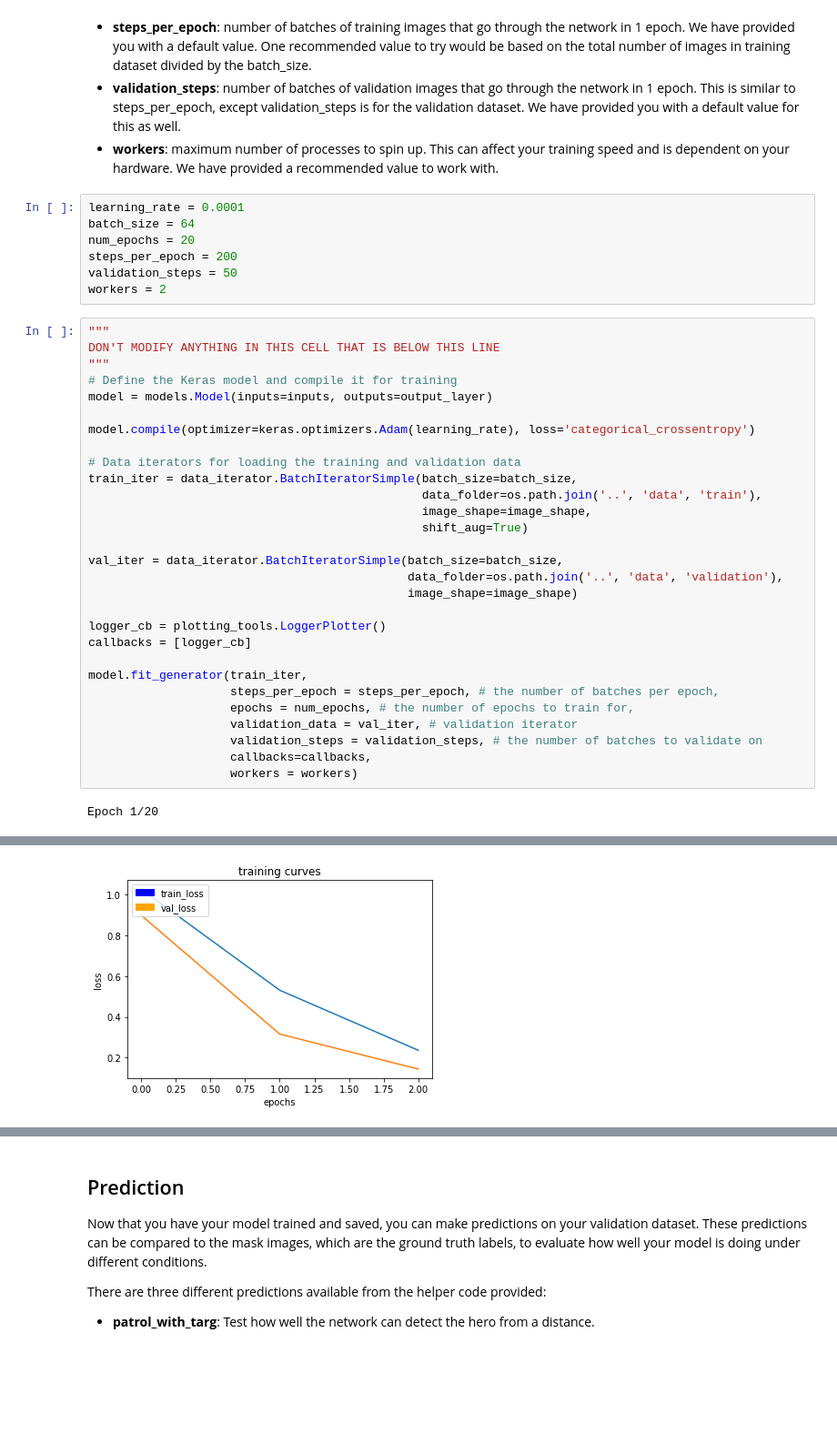
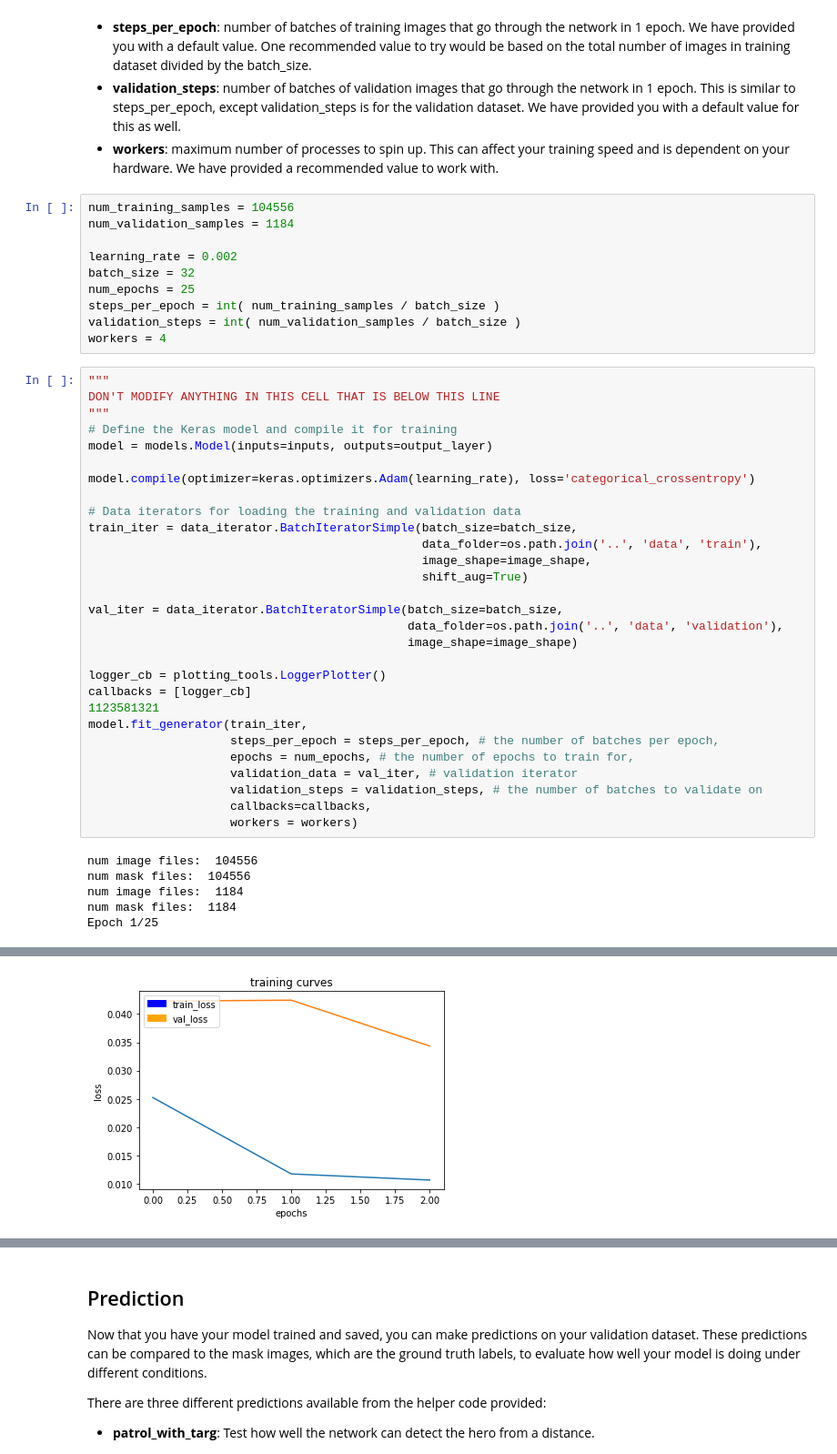
Before and after one commit to jxlin/RoboND-DeepLearning-Project, a Jupyter notebook: code/model_training.ipynb, the cells around one changed output, grey strips where cells are left out. Shown at 91% size. Cells and saved outputs as stored; diff of their text form; blank space fills up the shorter version.

```diff
--- a/code/model_training.ipynb
+++ b/code/model_training.ipynb
@@ -236,13 +236,16 @@ Define and tune your hyperparameters.
 - **steps_per_epoch**: number of batches of training images that go through the network in 1 epoch. We have provided you with a default value. One recommended value to try would be based on the total number of images in training dataset divided by the batch_size.
 - **validation_steps**: number of batches of validation images that go through the network in 1 epoch. This is similar to steps_per_epoch, except validation_steps is for the validation dataset. We have provided you with a default value for this as well.
 - **workers**: maximum number of processes to spin up. This can affect your training speed and is dependent on your hardware. We have provided a recommended value to work with.
-# %%
-learning_rate = 0.0001
-batch_size = 64
-num_epochs = 20
-steps_per_epoch = 200
-validation_steps = 50
-workers = 2
+# %%
+num_training_samples = 104556
+num_validation_samples = 1184
+
+learning_rate = 0.002
+batch_size = 32
+num_epochs = 25
+steps_per_epoch = int( num_training_samples / batch_size )
+validation_steps = int( num_validation_samples / batch_size )
+workers = 4
 # %%
 """
 DON'T MODIFY ANYTHING IN THIS CELL THAT IS BELOW THIS LINE
@@ -264,7 +267,7 @@ val_iter = data_iterator.BatchIteratorSimple(batch_size=batch_size,
 
 logger_cb = plotting_tools.LoggerPlotter()
 callbacks = [logger_cb]
-
+1123581321
 model.fit_generator(train_iter,
                     steps_per_epoch = steps_per_epoch, # the number of batches per epoch,
                     epochs = num_epochs, # the number of epochs to train for,
@@ -273,4 +276,8 @@ model.fit_generator(train_iter,
                     callbacks=callbacks,
                     workers = workers)
 # %% [output]
-Epoch 1/20
+num image files:  104556
+num mask files:  104556
+num image files:  1184
+num mask files:  1184
+Epoch 1/25
@@ -283 +290 @@ Epoch 3/20
-[figure, old version]
+[figure, new version]
```
Also changed, not shown: parts of 11 cells of this notebook.
